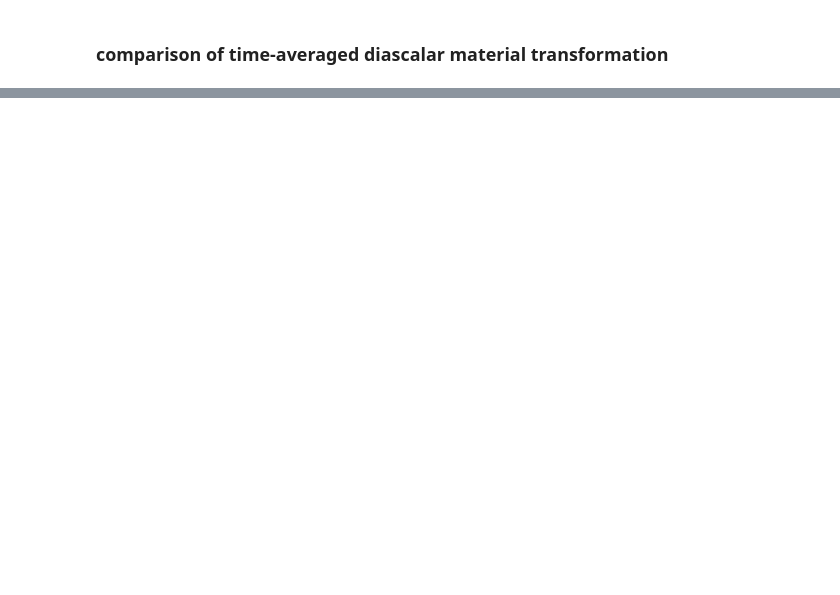
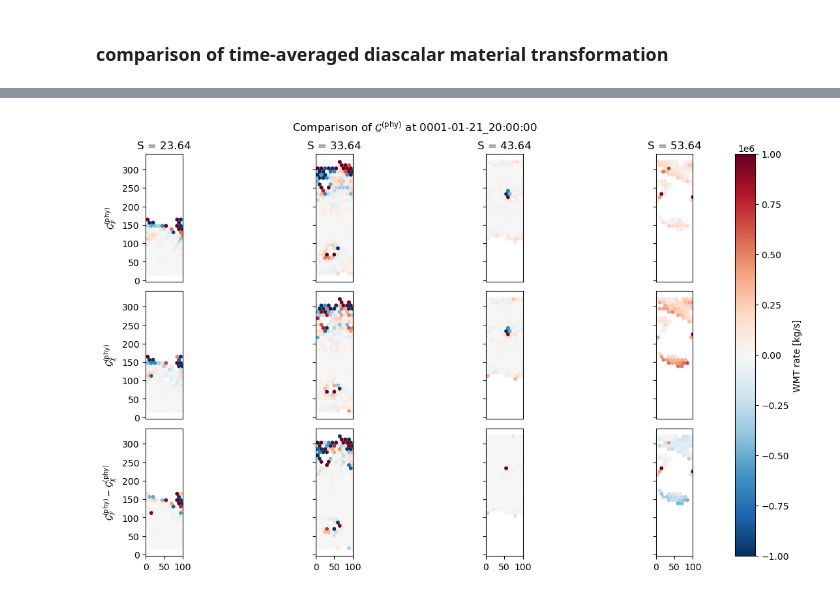
Before and after one commit to kailauyeda/WMT_DVD, a Jupyter notebook: bichan/analysis/preliminary_analysis.ipynb, the cells around one changed output, grey strips where cells are left out. Saved outputs shown, nothing was run; the diff lists cells and outputs as text; code cells hidden in the pictures; blank space fills up the shorter version.

```diff
--- a/bichan/analysis/preliminary_analysis.ipynb
+++ b/bichan/analysis/preliminary_analysis.ipynb
@@ -616,0 +638,58 @@ mosaic.polypcolor(ax[1,3],descriptor, local_G_phy_chi_ds.isel(salinity_P1=37),cm
+# %%
+# remap to get onto matching salinity coordinates
+# make a grid that identifies salinity as the vertical coordinates
+grid_salinity = Grid(G_phy_comp_ds, coords={'Z': {'center' : 'salinity', 'outer' : 'salinity_P1'}},
+                    periodic = False,
+                    autoparse_metadata = False)
+
+G_phy_comp_ds['integrand_transformed_center'] = grid_salinity.interp(G_phy_comp_ds.integrand_transformed, 'Z', boundary='extend')
+# %%
+fig,ax = plt.subplots(nrows=3, ncols=4, constrained_layout=True, figsize=(12,7))
+
+G_phy_comp_ds_plot = G_phy_comp_ds.isel(Time = time_idx)
+diff = G_phy_comp_ds_plot.integrand_transformed_center - G_phy_comp_ds_plot.integrand_chi_transformed
+surfaces = np.array([10, 20, 30, 40])
+
+# G_phy
+mosaic.polypcolor(ax[0,0], descriptor, G_phy_comp_ds_plot.integrand_transformed_center.isel(salinity = 10), cmap='RdBu_r', vmin=-1e6, vmax=1e6)
+mosaic.polypcolor(ax[0,1], descriptor, G_phy_comp_ds_plot.integrand_transformed_center.isel(salinity = 20), cmap='RdBu_r', vmin=-1e6, vmax=1e6)
+mosaic.polypcolor(ax[0,2], descriptor, G_phy_comp_ds_plot.integrand_transformed_center.isel(salinity = 30), cmap='RdBu_r', vmin=-1e6, vmax=1e6)
+mosaic.polypcolor(ax[0,3], descriptor, G_phy_comp_ds_plot.integrand_transformed_center.isel(salinity = 40), cmap='RdBu_r', vmin=-1e6, vmax=1e6)
+
+# G_phy_chi
+mosaic.polypcolor(ax[1,0], descriptor, G_phy_comp_ds_plot.integrand_chi_transformed.isel(salinity = 10), cmap='RdBu_r', vmin=-1e6, vmax=1e6)
+mosaic.polypcolor(ax[1,1], descriptor, G_phy_comp_ds_plot.integrand_chi_transformed.isel(salinity = 20), cmap='RdBu_r', vmin=-1e6, vmax=1e6)
+mosaic.polypcolor(ax[1,2], descriptor, G_phy_comp_ds_plot.integrand_chi_transformed.isel(salinity = 30), cmap='RdBu_r', vmin=-1e6, vmax=1e6)
+c = mosaic.polypcolor(ax[1,3], descriptor, G_phy_comp_ds_plot.integrand_chi_transformed.isel(salinity = 40), cmap='RdBu_r', vmin=-1e6, vmax=1e6)
+
+# diff G_phy - G_phy_chi
+mosaic.polypcolor(ax[2,0], descriptor, diff.isel(salinity = 10), cmap='RdBu_r', vmin=-1e6, vmax=1e6)
+mosaic.polypcolor(ax[2,1], descriptor, diff.isel(salinity = 20), cmap='RdBu_r', vmin=-1e6, vmax=1e6)
+mosaic.polypcolor(ax[2,2], descriptor, diff.isel(salinity = 30), cmap='RdBu_r', vmin=-1e6, vmax=1e6)
+mosaic.polypcolor(ax[2,3], descriptor, diff.isel(salinity = 40), cmap='RdBu_r', vmin=-1e6, vmax=1e6)
+
+for i in range(0,3):
+    for j in range(0,4):
+        ax[i,j].set_yticklabels([])
+        ax[i,j].set_xticks([])
+        ax[i,j].set_aspect(1.0)
+        ax[0,j].set_title(f'S = {np.round(G_phy_comp_ds_plot.salinity[surfaces[j]].values,decimals=2)}')
+        ax[2,j].set_xticks(np.arange(0,150000,50000))
+        ax[2,j].set_xticklabels(np.arange(0,150,50).astype(str))
+
+ax[0,0].set_yticks(np.arange(0,350000,50000))
+ax[0,0].set_yticklabels(np.arange(0,350,50).astype(str))
+ax[0,0].set_ylabel(r'$\mathcal{G}_\mathcal{F}^{\text{(phy)}}$')
+
+ax[1,0].set_yticks(np.arange(0,350000,50000))
+ax[1,0].set_yticklabels(np.arange(0,350,50).astype(str))
+ax[1,0].set_ylabel(r'$\mathcal{G}_\chi^{\text{(phy)}}$')
+
+ax[2,0].set_yticks(np.arange(0,350000,50000))
+ax[2,0].set_yticklabels(np.arange(0,350,50).astype(str))
+ax[2,0].set_ylabel(r'$\mathcal{G}_\mathcal{F}^{\text{(phy)}} - \mathcal{G}_\chi^{\text{(phy)}}$')
+
+fig.colorbar(c, ax = ax, label='WMT rate [kg/s]')
+fig.suptitle(r'Comparison of $\mathcal{G}^{\text{(phy)}}$ at '+ str(ds_output.xtime.isel(Time=time_idx).values.item().decode('utf-8')));
+# %% [output]
+[figure, added]
```
Also changed, not shown: parts of 21 cells of this notebook.
